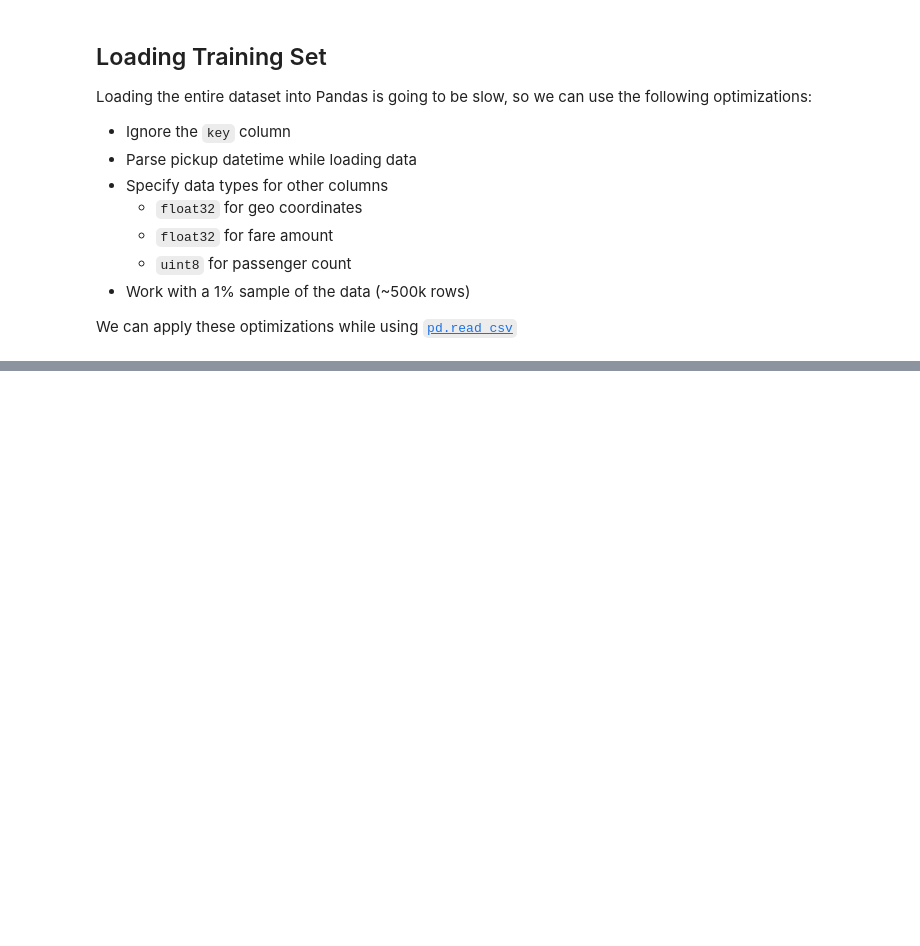
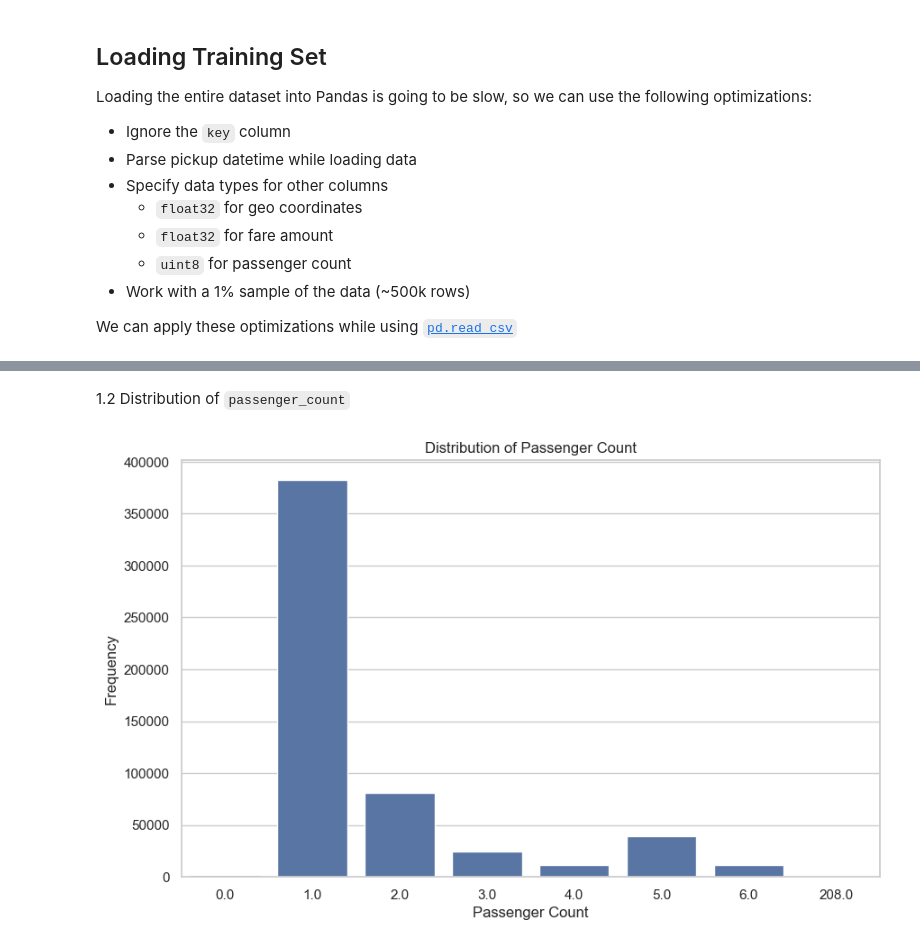
Before and after one commit to baldzhiyski/data-science-machine-learning-training, a Jupyter notebook: scikit-learn-course/project/ml-project.ipynb, the cells around one changed output, grey strips where cells are left out. Saved outputs shown, nothing was run; the diff lists cells and outputs as text; code cells hidden in the pictures; blank space fills up the shorter version.

```diff
--- a/scikit-learn-course/project/ml-project.ipynb
+++ b/scikit-learn-course/project/ml-project.ipynb
@@ -42,0 +178,11 @@ test_df = pd.read_csv('test.csv',dtype=dtypes, parse_dates=['pickup_datetime'])
+# %% [markdown]
+1.2 Distribution of `passenger_count`
+# %%
+plt.figure(figsize=(10,6))
+sns.countplot(x='passenger_count', data=df)
+plt.title('Distribution of Passenger Count')
+plt.xlabel('Passenger Count')
+plt.ylabel('Frequency')
+plt.show()
+# %% [output]
+[figure, added]
```
Also changed, not shown: parts of 36 cells of this notebook.
